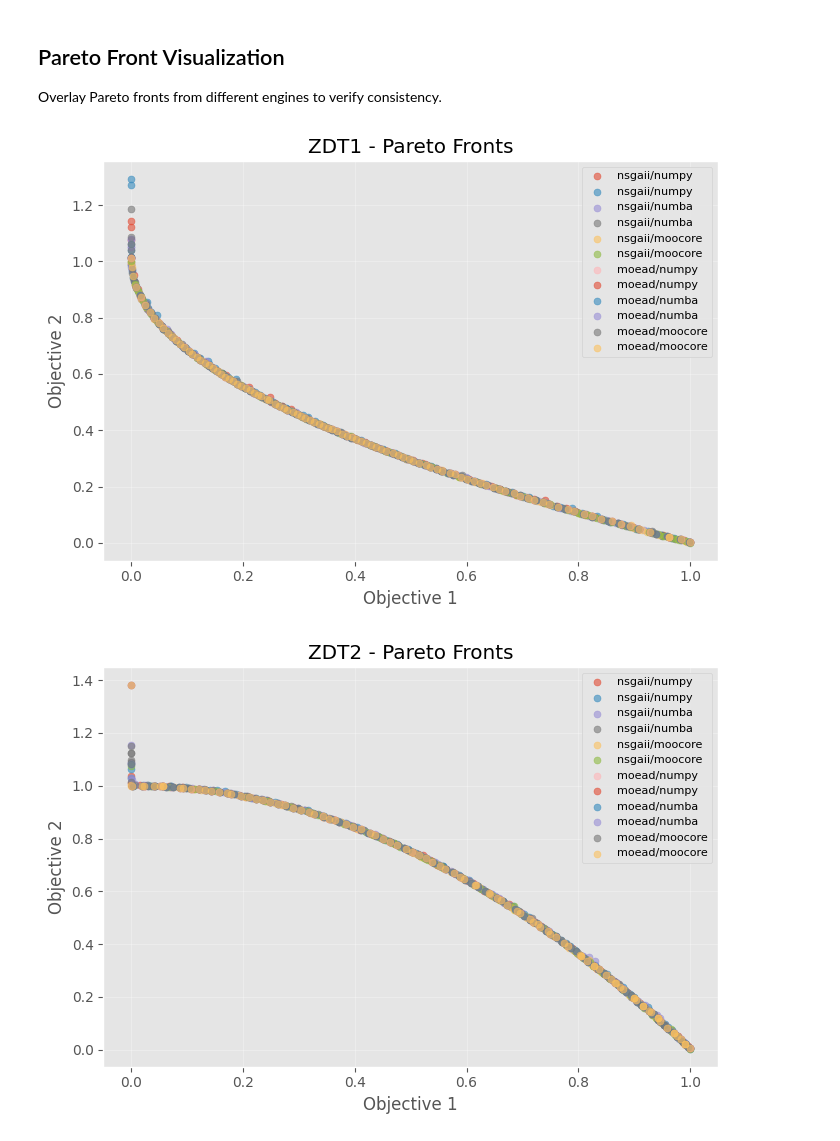
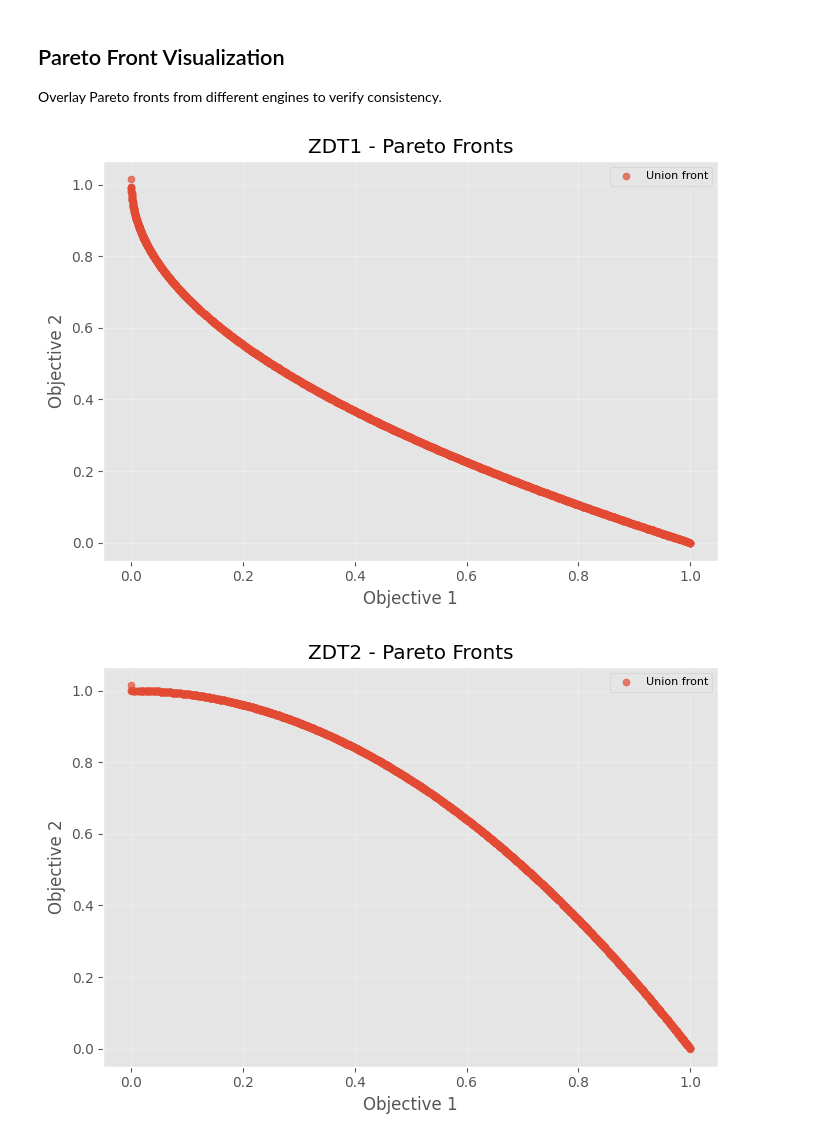
Before and after one commit to NicolasRodriguezUribe/VAMOS, a Jupyter notebook: notebooks/01_benchmarks_and_metrics.ipynb, the cells around one changed output. Saved outputs shown, nothing was run; the diff lists cells and outputs as text; code cells hidden in the pictures.

```diff
--- a/notebooks/01_benchmarks_and_metrics.ipynb
+++ b/notebooks/01_benchmarks_and_metrics.ipynb
@@ -169,33 +184,55 @@ from vamos import pareto_filter
 if not results:
     print("No results available yet. Run the study cell first.")
 else:
     by_problem = {}
     for res in results:
         key = res.selection.spec.label
         by_problem.setdefault(key, []).append(res)
 
     for label, entries in by_problem.items():
         fig, ax = plt.subplots(figsize=(7, 5))
         fronts = []
+        def _front_from_metrics(metrics):
+            archive = metrics.get("archive")
+            if isinstance(archive, dict):
+                F_arch = archive.get("F")
+                if F_arch is not None:
+                    F_arch = np.asarray(F_arch)
+                    if F_arch.size:
+                        return F_arch
+            return np.asarray(metrics["F"])
+        def pareto_filter_eps(F, eps=1e-6):
+            F = np.asarray(F)
+            if F.size == 0:
+                return F
+            keep = np.ones(F.shape[0], dtype=bool)
+            for i in range(F.shape[0]):
+                if not keep[i]:
+                    continue
+                fi = F[i]
+                dominated = np.all(F <= fi + eps, axis=1) & np.any(F < fi - eps, axis=1)
+                keep[dominated] = False
+            return F[keep]
         for res in entries:
-            F = np.asarray(res.metrics["F"])
+            F = _front_from_metrics(res.metrics)
             if F.size:
                 fronts.append(F)
         if not fronts:
             continue
         F_all = np.vstack(fronts)
         F_plot = pareto_filter(F_all)
         if F_plot is None or F_plot.size == 0:
             continue
+        F_plot = pareto_filter_eps(F_plot, eps=1e-6)
         ax.scatter(F_plot[:, 0], F_plot[:, 1], s=25, alpha=0.7, label="Union front")
 
         ax.set_xlabel("Objective 1")
         ax.set_ylabel("Objective 2")
         ax.set_title(f"{label} - Pareto Fronts")
         ax.legend(loc="upper right", fontsize=8)
         ax.grid(True, alpha=0.3)
         plt.tight_layout()
         plt.show()
 # %% [output]
-[figure, old version]
+[figure, new version]
-[figure, old version]
+[figure, new version]
```
Also changed, not shown: parts of 4 cells of this notebook, 12 other files.
